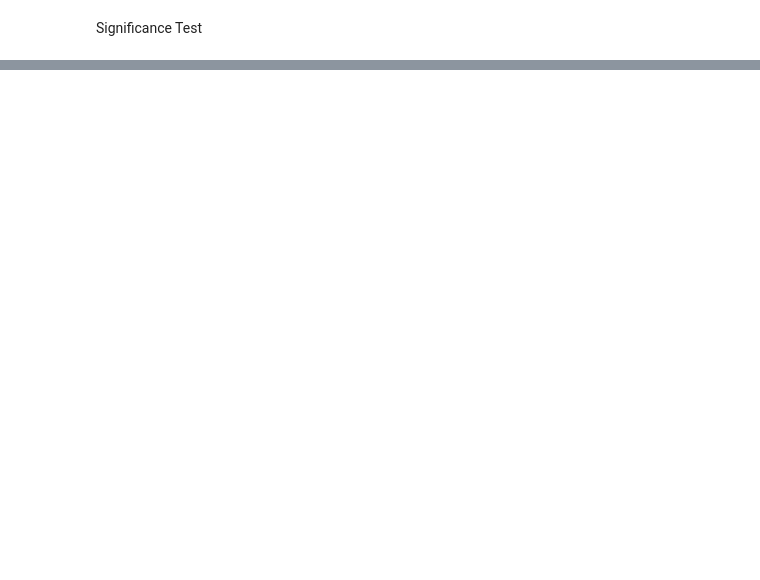
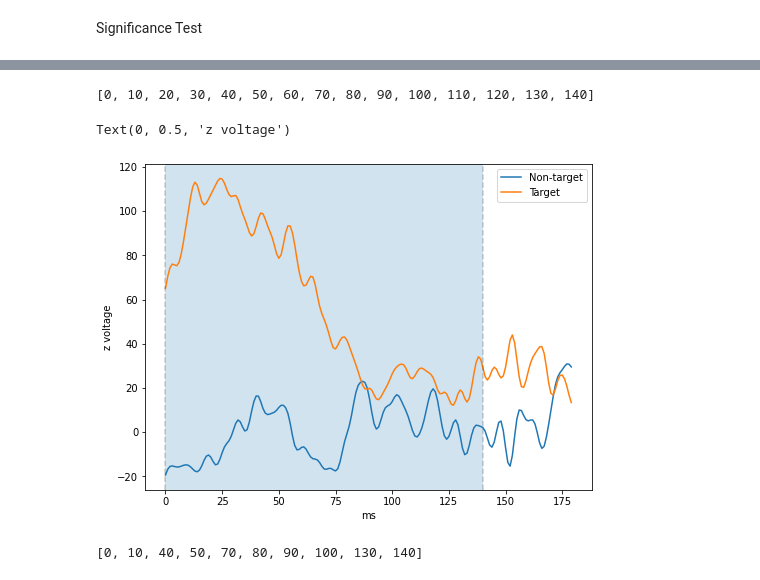
Before and after one commit to Sam54000/vibro-tactile-P300-lockedIn-patient, a Jupyter notebook: Data_analysis.ipynb, the cells around one changed output, grey strips where cells are left out. Cells and saved outputs as stored; diff of their text form; code cells hidden in the pictures; blank space fills up the shorter version.

```diff
--- a/Data_analysis.ipynb
+++ b/Data_analysis.ipynb
@@ -428,6 +402,6 @@ for output in [1, 2,3]:
 # %% [markdown]
 Significance Test
 # %%
-x1 = segmented_data_dict['P1_high2.mat']['X'][0]
-x2 = segmented_data_dict['P1_high2.mat']['X'][60]
-x3 = segmented_data_dict['P1_high2.mat']['X'][120]
+x1 = segmented_data_dict['P1_high1.mat']['X'][2]
+x2 = segmented_data_dict['P1_high1.mat']['X'][62]
+x3 = segmented_data_dict['P1_high1.mat']['X'][122]
@@ -504,0 +422,24 @@ SyntaxError: ignored
+# %%
+sig = [i*10 for i,j in enumerate(pvals) if j <= 0.05 ]
+sig
+# %% [output]
+[0, 10, 20, 30, 40, 50, 60, 70, 80, 90, 100, 110, 120, 130, 140]
+# %%
+time = np.arange(0,180)
+plt.figure(figsize=(8,6))
+plt.plot(time,x1[:,0])
+plt.plot(time,x2[:,0])
+# plt.plot(x3[:,0])
+
+plt.axvline(0, c='k', alpha=0.2, linestyle="--")
+plt.axvline(140, c='k', alpha=0.2, linestyle="--")
+# plt.axvline(120, c='k', alpha=0.2, linestyle="--")
+# plt.axvline(140, c='k', alpha=0.2, linestyle="--")
+plt.legend(['Non-target', 'Target',])
+# plt.title("{} | output: {} \n (n_samples={})".format(seg, output, len(x_plot_arr)))
+plt.xlabel('ms')
+plt.axvspan(0, 140, alpha=0.2)
+plt.ylabel('z voltage')
+# %% [output]
+Text(0, 0.5, 'z voltage')
+[figure, added]
@@ -504,0 +457,5 @@ SyntaxError: ignored
+# %%
+sig = [i*10 for i,j in enumerate(pvals) if j <= 0.05 ]
+sig
+# %% [output]
+[0, 10, 40, 50, 70, 80, 90, 100, 130, 140]
```
Also changed, not shown: parts of 22 cells of this notebook.
